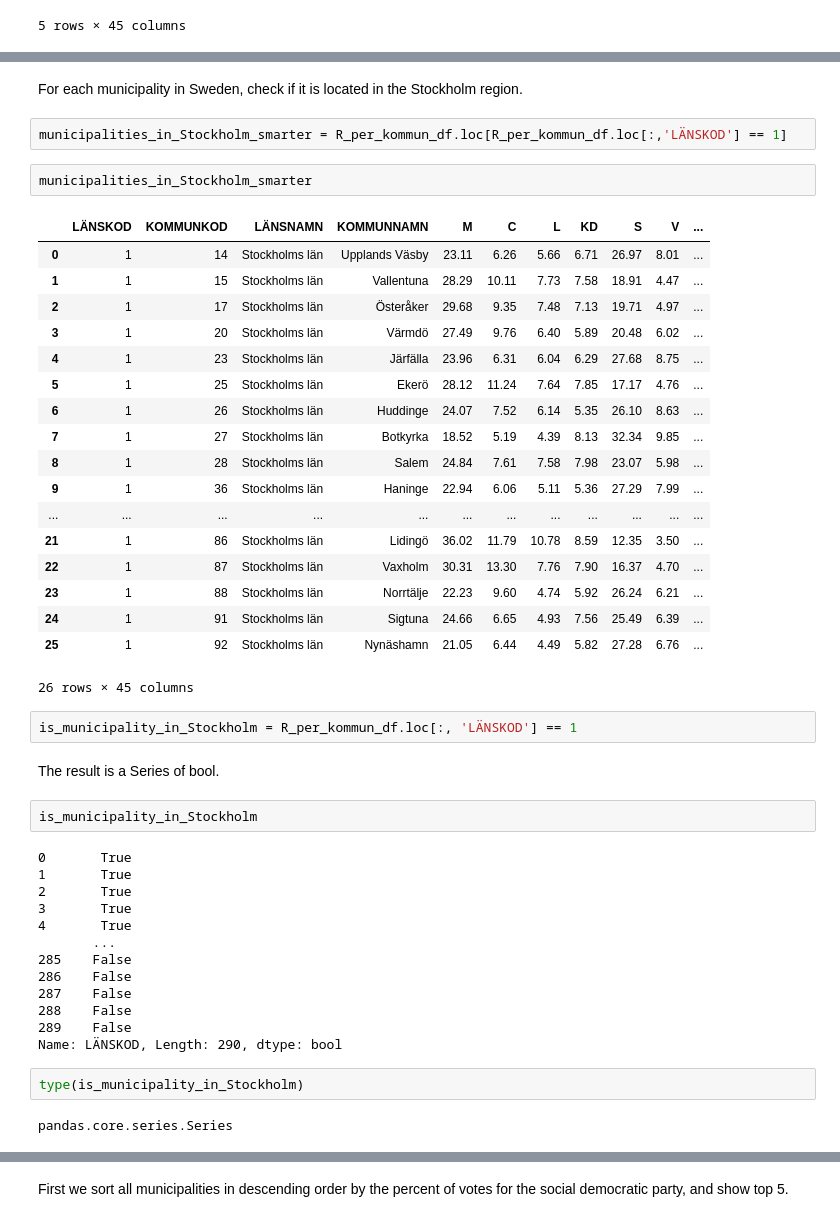
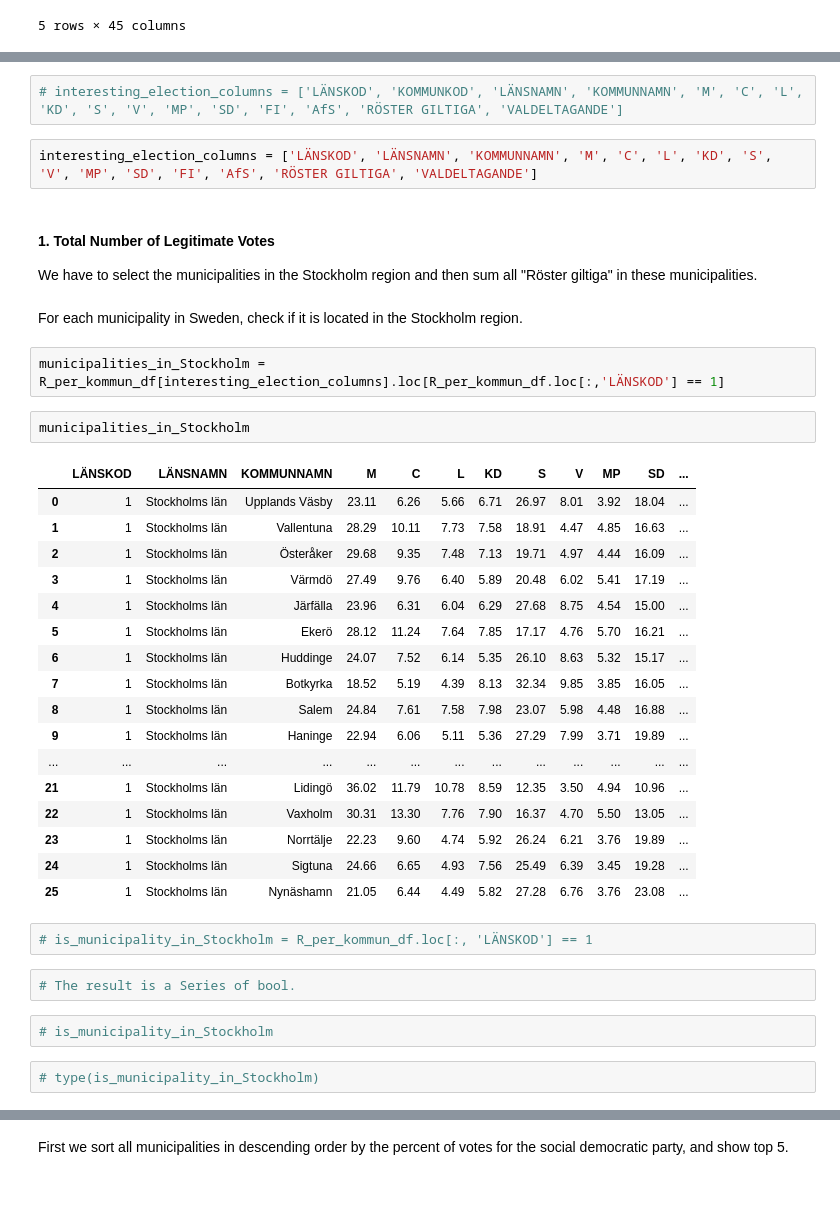
Before and after one commit to totatorbj/su-mt4007, a Jupyter notebook: HW2/HW2.ipynb, the cells around one changed output, grey strips where cells are left out. Saved outputs shown, nothing was run; the diff lists cells and outputs as text; blank space fills up the shorter version.

```diff
--- a/HW2/HW2.ipynb
+++ b/HW2/HW2.ipynb
@@ -433,48 +303,41 @@ We have to select the municipalities in the Stockholm region and then sum all "R
+# %%
+# interesting_election_columns = ['LÄNSKOD', 'KOMMUNKOD', 'LÄNSNAMN', 'KOMMUNNAMN', 'M', 'C', 'L', 'KD', 'S', 'V', 'MP', 'SD', 'FI', 'AfS', 'RÖSTER GILTIGA', 'VALDELTAGANDE']
+# %%
+interesting_election_columns = ['LÄNSKOD', 'LÄNSNAMN', 'KOMMUNNAMN', 'M', 'C', 'L', 'KD', 'S', 'V', 'MP', 'SD', 'FI', 'AfS', 'RÖSTER GILTIGA', 'VALDELTAGANDE']
+# %% [markdown]
+
+#### 1. Total Number of Legitimate Votes<br>
+
+We have to select the municipalities in the Stockholm region and then sum all "Röster giltiga" in these municipalities.
 # %% [markdown]
 For each municipality in Sweden, check if it is located in the Stockholm region.
 # %%
-municipalities_in_Stockholm_smarter = R_per_kommun_df.loc[R_per_kommun_df.loc[:,'LÄNSKOD'] == 1]
+municipalities_in_Stockholm = R_per_kommun_df[interesting_election_columns].loc[R_per_kommun_df.loc[:,'LÄNSKOD'] == 1]
 # %%
-municipalities_in_Stockholm_smarter
+municipalities_in_Stockholm
 # %% [output]
-|  | LÄNSKOD | KOMMUNKOD | LÄNSNAMN | KOMMUNNAMN | M | C | L | KD | S | V | ... |
-| 0 | 1 | 14 | Stockholms län | Upplands Väsby | 23.11 | 6.26 | 5.66 | 6.71 | 26.97 | 8.01 | ... |
-| 1 | 1 | 15 | Stockholms län | Vallentuna | 28.29 | 10.11 | 7.73 | 7.58 | 18.91 | 4.47 | ... |
-| 2 | 1 | 17 | Stockholms län | Österåker | 29.68 | 9.35 | 7.48 | 7.13 | 19.71 | 4.97 | ... |
-| 3 | 1 | 20 | Stockholms län | Värmdö | 27.49 | 9.76 | 6.40 | 5.89 | 20.48 | 6.02 | ... |
-| 4 | 1 | 23 | Stockholms län | Järfälla | 23.96 | 6.31 | 6.04 | 6.29 | 27.68 | 8.75 | ... |
-| 5 | 1 | 25 | Stockholms län | Ekerö | 28.12 | 11.24 | 7.64 | 7.85 | 17.17 | 4.76 | ... |
-| 6 | 1 | 26 | Stockholms län | Huddinge | 24.07 | 7.52 | 6.14 | 5.35 | 26.10 | 8.63 | ... |
-| 7 | 1 | 27 | Stockholms län | Botkyrka | 18.52 | 5.19 | 4.39 | 8.13 | 32.34 | 9.85 | ... |
-| 8 | 1 | 28 | Stockholms län | Salem | 24.84 | 7.61 | 7.58 | 7.98 | 23.07 | 5.98 | ... |
-| 9 | 1 | 36 | Stockholms län | Haninge | 22.94 | 6.06 | 5.11 | 5.36 | 27.29 | 7.99 | ... |
-| ... | ... | ... | ... | ... | ... | ... | ... | ... | ... | ... | ... |
-| 21 | 1 | 86 | Stockholms län | Lidingö | 36.02 | 11.79 | 10.78 | 8.59 | 12.35 | 3.50 | ... |
-| 22 | 1 | 87 | Stockholms län | Vaxholm | 30.31 | 13.30 | 7.76 | 7.90 | 16.37 | 4.70 | ... |
-| 23 | 1 | 88 | Stockholms län | Norrtälje | 22.23 | 9.60 | 4.74 | 5.92 | 26.24 | 6.21 | ... |
-| 24 | 1 | 91 | Stockholms län | Sigtuna | 24.66 | 6.65 | 4.93 | 7.56 | 25.49 | 6.39 | ... |
-| 25 | 1 | 92 | Stockholms län | Nynäshamn | 21.05 | 6.44 | 4.49 | 5.82 | 27.28 | 6.76 | ... |
+|  | LÄNSKOD | LÄNSNAMN | KOMMUNNAMN | M | C | L | KD | S | V | MP | SD | ... |
+| 0 | 1 | Stockholms län | Upplands Väsby | 23.11 | 6.26 | 5.66 | 6.71 | 26.97 | 8.01 | 3.92 | 18.04 | ... |
+| 1 | 1 | Stockholms län | Vallentuna | 28.29 | 10.11 | 7.73 | 7.58 | 18.91 | 4.47 | 4.85 | 16.63 | ... |
+| 2 | 1 | Stockholms län | Österåker | 29.68 | 9.35 | 7.48 | 7.13 | 19.71 | 4.97 | 4.44 | 16.09 | ... |
+| 3 | 1 | Stockholms län | Värmdö | 27.49 | 9.76 | 6.40 | 5.89 | 20.48 | 6.02 | 5.41 | 17.19 | ... |
+| 4 | 1 | Stockholms län | Järfälla | 23.96 | 6.31 | 6.04 | 6.29 | 27.68 | 8.75 | 4.54 | 15.00 | ... |
+| 5 | 1 | Stockholms län | Ekerö | 28.12 | 11.24 | 7.64 | 7.85 | 17.17 | 4.76 | 5.70 | 16.21 | ... |
+| 6 | 1 | Stockholms län | Huddinge | 24.07 | 7.52 | 6.14 | 5.35 | 26.10 | 8.63 | 5.32 | 15.17 | ... |
+| 7 | 1 | Stockholms län | Botkyrka | 18.52 | 5.19 | 4.39 | 8.13 | 32.34 | 9.85 | 3.85 | 16.05 | ... |
+| 8 | 1 | Stockholms län | Salem | 24.84 | 7.61 | 7.58 | 7.98 | 23.07 | 5.98 | 4.48 | 16.88 | ... |
+| 9 | 1 | Stockholms län | Haninge | 22.94 | 6.06 | 5.11 | 5.36 | 27.29 | 7.99 | 3.71 | 19.89 | ... |
+| ... | ... | ... | ... | ... | ... | ... | ... | ... | ... | ... | ... | ... |
+| 21 | 1 | Stockholms län | Lidingö | 36.02 | 11.79 | 10.78 | 8.59 | 12.35 | 3.50 | 4.94 | 10.96 | ... |
+| 22 | 1 | Stockholms län | Vaxholm | 30.31 | 13.30 | 7.76 | 7.90 | 16.37 | 4.70 | 5.50 | 13.05 | ... |
+| 23 | 1 | Stockholms län | Norrtälje | 22.23 | 9.60 | 4.74 | 5.92 | 26.24 | 6.21 | 3.76 | 19.89 | ... |
+| 24 | 1 | Stockholms län | Sigtuna | 24.66 | 6.65 | 4.93 | 7.56 | 25.49 | 6.39 | 3.45 | 19.28 | ... |
+| 25 | 1 | Stockholms län | Nynäshamn | 21.05 | 6.44 | 4.49 | 5.82 | 27.28 | 6.76 | 3.76 | 23.08 | ... |
-26 rows × 45 columns
 # %%
-is_municipality_in_Stockholm = R_per_kommun_df.loc[:, 'LÄNSKOD'] == 1
+# is_municipality_in_Stockholm = R_per_kommun_df.loc[:, 'LÄNSKOD'] == 1
-# %% [markdown]
-The result is a Series of bool.
+# %%
+# The result is a Series of bool.
 # %%
-is_municipality_in_Stockholm
+# is_municipality_in_Stockholm
-# %% [output]
-0       True
-1       True
-2       True
-3       True
-4       True
-       ...
-285    False
-286    False
-287    False
-288    False
-289    False
-Name: LÄNSKOD, Length: 290, dtype: bool
 # %%
-type(is_municipality_in_Stockholm)
+# type(is_municipality_in_Stockholm)
-# %% [output]
-pandas.core.series.Series
```
Also changed, not shown: parts of 126 cells of this notebook.
